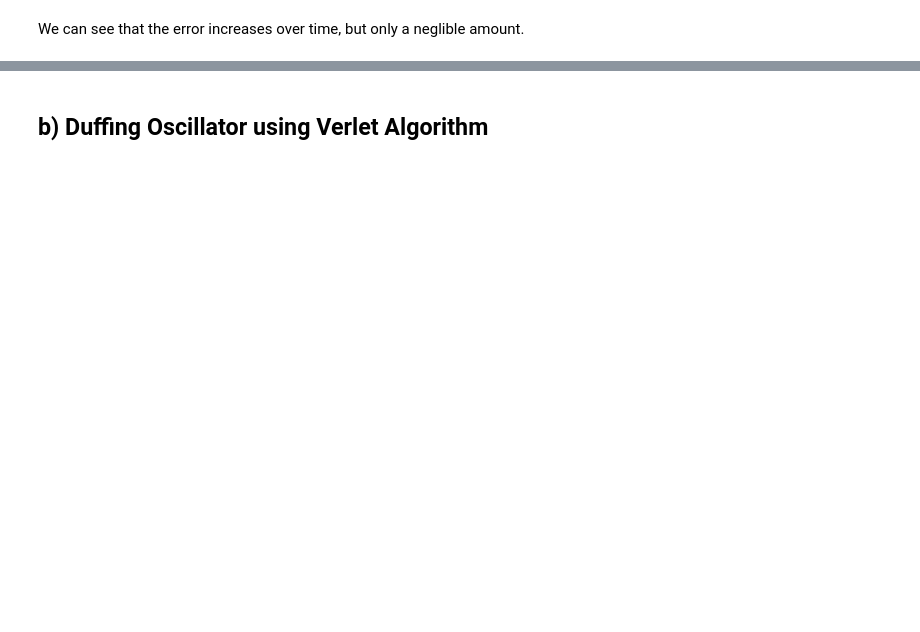
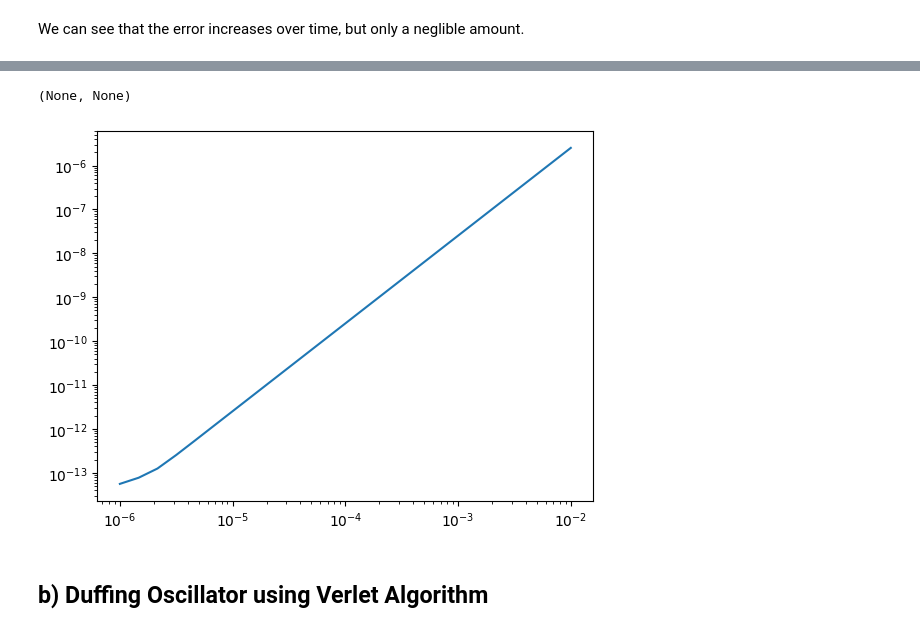
Before and after one commit to Danielle-06/Duffing-oscillator, a Jupyter notebook: Main analysis.ipynb, the cells around one changed output, grey strips where cells are left out. Cells and saved outputs as stored; diff of their text form; code cells hidden in the pictures; blank space fills up the shorter version.

```diff
--- a/Main analysis.ipynb
+++ b/Main analysis.ipynb
@@ -119,3 +149,31 @@ We can see that the error increases over time, but only a neglible amount.
+# %%
+n_par = 25
+h = np.geomspace(1e-2,1e-6,n_par)
+error_std = np.zeros(n_par)
+
+for i in range(n_par):
+    t = np.arange(0,30,h[i])
+    N = len(t)
+    x = np.zeros(N)
+    v = np.zeros(N)
+    x[0], v[0] = 0.5,0
+    for j in range(1, N):  #Solve for x and v using Verlet algorithm
+        x[j], v[j] = Verlet(x[j - 1], v[j - 1], t[j - 1],h[i])
+    # Calculating The total energy
+    T = 0.5*v**2        # Kinetic energy (J)
+    V = -a*x**2+b*x**4  # Potential energy (J) from integrating -F(x,t)
+    H = T+V             # Hamiltonian
+
+    # Examining numerical error over time: If H is conserved it should remain te same as in the beginning
+    H0 = H[0]
+    error = H-H0
+    error_std[i] = np.std(error)
+
+plt.plot(h,error_std)
+plt.yscale("log"),plt.xscale("log")
+# %% [output]
+(None, None)
+[figure, added]
 # %% [markdown]
 ## b) Duffing Oscillator using Verlet Algorithm
 # %%
```
Also changed, not shown: parts of 6 cells of this notebook, 5 other files.
